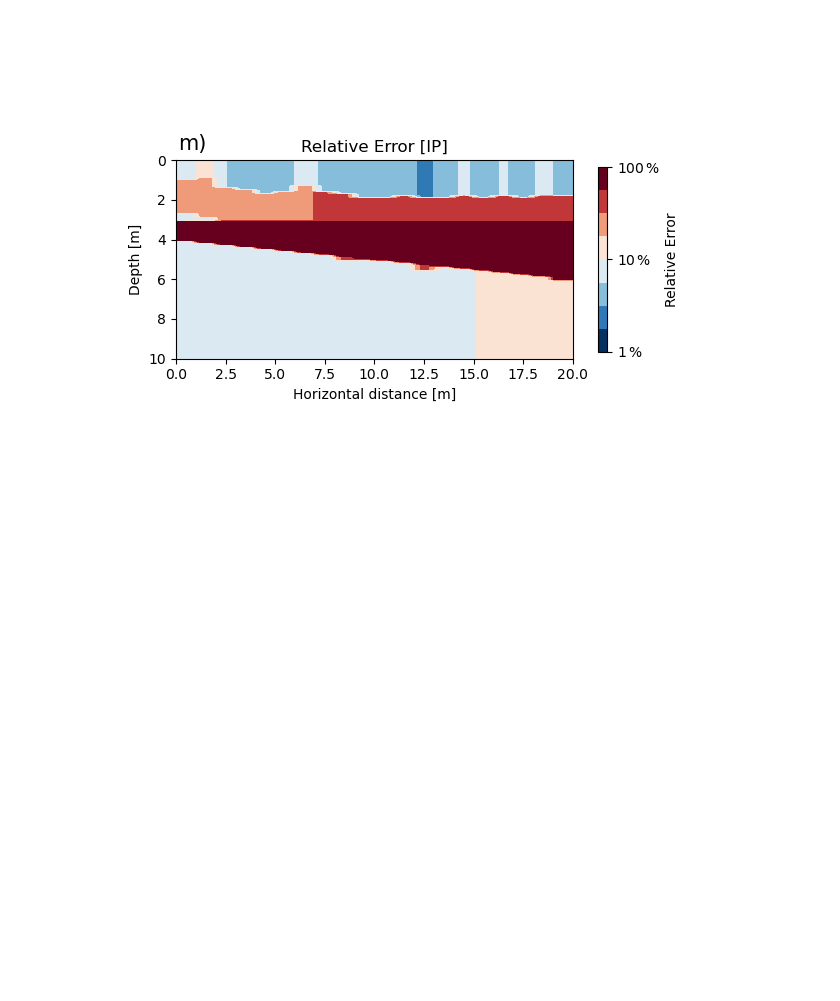
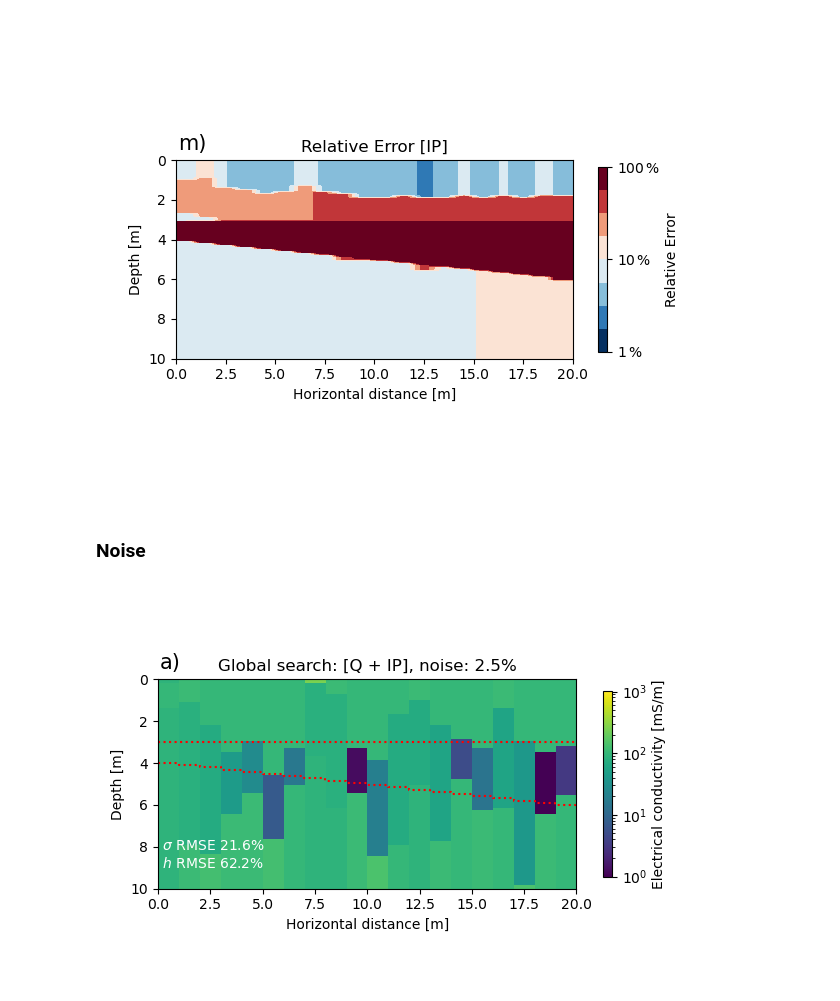
Before and after one commit to mariacarrizo/InvEM-ML, a Jupyter notebook: Synth-3Layer/Notebooks/3Layer-Copy1.ipynb, the cells around one changed output. Cells and saved outputs as stored; diff of their text form; code cells hidden in the pictures; blank space fills up the shorter version.

Commit message:
added more plots

```diff
--- a/Synth-3Layer/Notebooks/3Layer-Copy1.ipynb
+++ b/Synth-3Layer/Notebooks/3Layer-Copy1.ipynb
@@ -32,6 +32,15 @@ model_est_FS_IP =  np.load('../data/B2_IP_w/model_est_FS_B2_IP_w.npy')
 
 data_true =  np.load('../data/B2_w/data_synth_flip_w.npy')
 
+# Load with noise
+model_est_FS_noise2 = np.load('../data/B2_noise2_w/model_est_FS_B2_noise2_w.npy')
+model_est_FS_noise5 = np.load('../data/B2_noise5_w/model_est_FS_B2_noise5_w.npy')
+model_est_FS_noise10 = np.load('../data/B2_noise10_w/model_est_FS_B2_noise10_w.npy')
+
+data_true_noise2 = np.load('../data/B2_noise2_w/data_synth_noise2_flip_w.npy')
+data_true_noise5 = np.load('../data/B2_noise5_w/data_synth_noise5_flip_w.npy')
+data_true_noise10 =  np.load('../data/B2_noise10_w/data_synth_noise10_flip_w.npy')
+
 npos = len(model_true)
 nlayer = 3
 
@@ -514,3 +523,27 @@ plt.ylabel('Depth [m]')
 # %% [output]
 Text(0, 0.5, 'Depth [m]')
 [figure]
+# %% [markdown]
+### Noise
+# %%
+depths_est_FS_noise2 = np.zeros_like(depths_true)
+sigmas_est_FS_noise2 = np.zeros_like(sigmas_true)
+
+depths_est_FS_noise2[:,1] = model_est_FS_noise2[:,3]
+depths_est_FS_noise2[:,2] = model_est_FS_noise2[:,3] + model_est_FS_noise2[:,4]
+sigmas_est_FS_noise2[:,:] = model_est_FS_noise2[:,:3]
+
+RMSE_res = rmse_a(np.log10(np.hstack(sigmas_est_FS_noise2)), np.log10(np.hstack(sigmas_true)))
+RMSE_thk = rmse_a(np.hstack(depths_est_FS_noise2[:,1:]), np.hstack(depths_true[:,1:]))
+
+model_est_grid_noise2 = PlotModelCond_3lay(sigmas_est_FS_noise2, depths_est_FS_noise2[:,1:])
+xx = np.linspace(0,npos+1,npos+1, endpoint=False)
+plt.step(np.hstack((xx, xx[-1])), np.hstack((depths_true[0,1],depths_true[:,1], depths_true[-2,1])), ':r')
+plt.step(np.hstack((xx, xx[-1])), np.hstack((depths_true[0,2],depths_true[:,2], depths_true[-2,2])), ':r')
+plt.title('Global search: [Q + IP], noise: 2.5%')
+plt.text(0,9,' $\sigma$ RMSE %.3g' %(RMSE_res*100) + '%'
+          +' \n $h$ RMSE %.3g' %(RMSE_thk*100) +'%', color='w')
+plt.text(0.1,-0.5,'a)', color='k',fontsize=15)
+plt.tight_layout()
+# %% [output]
+[figure, added]
```
Also changed, not shown: parts of 6 cells of this notebook, 4 other files.
